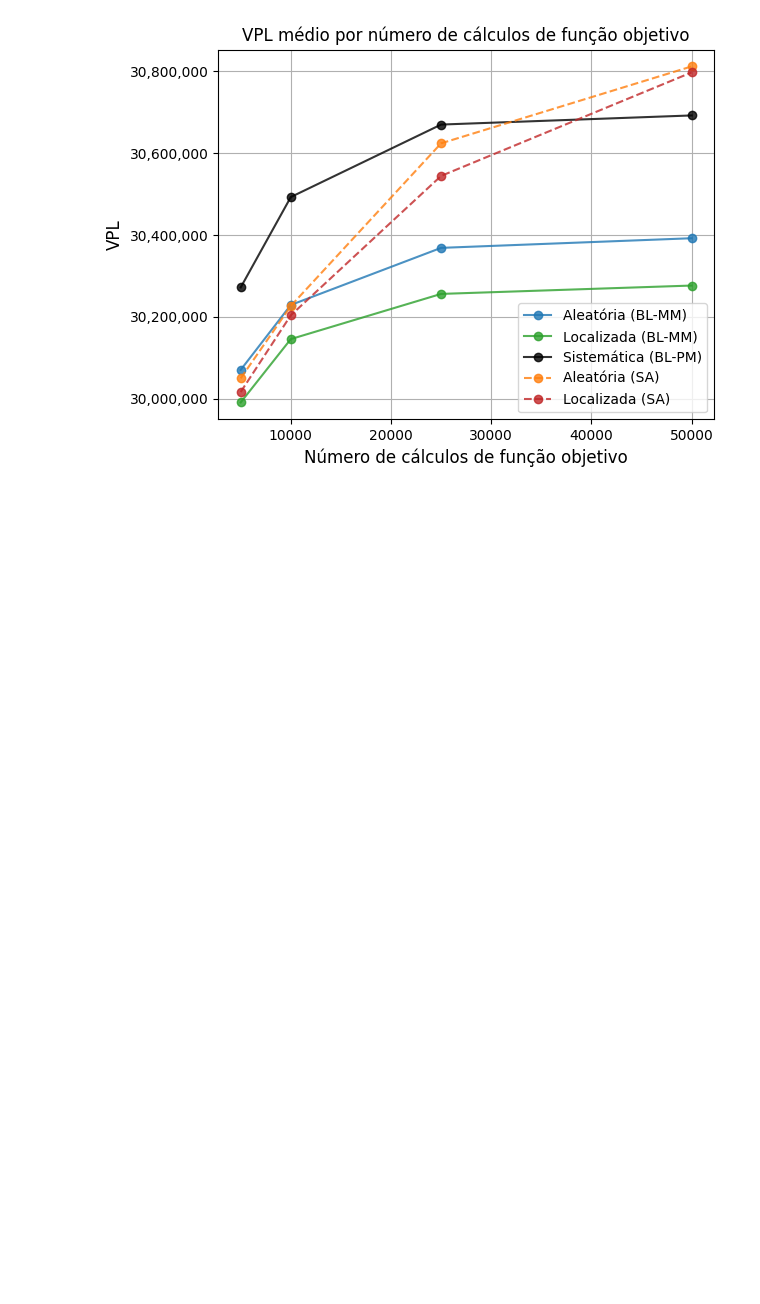
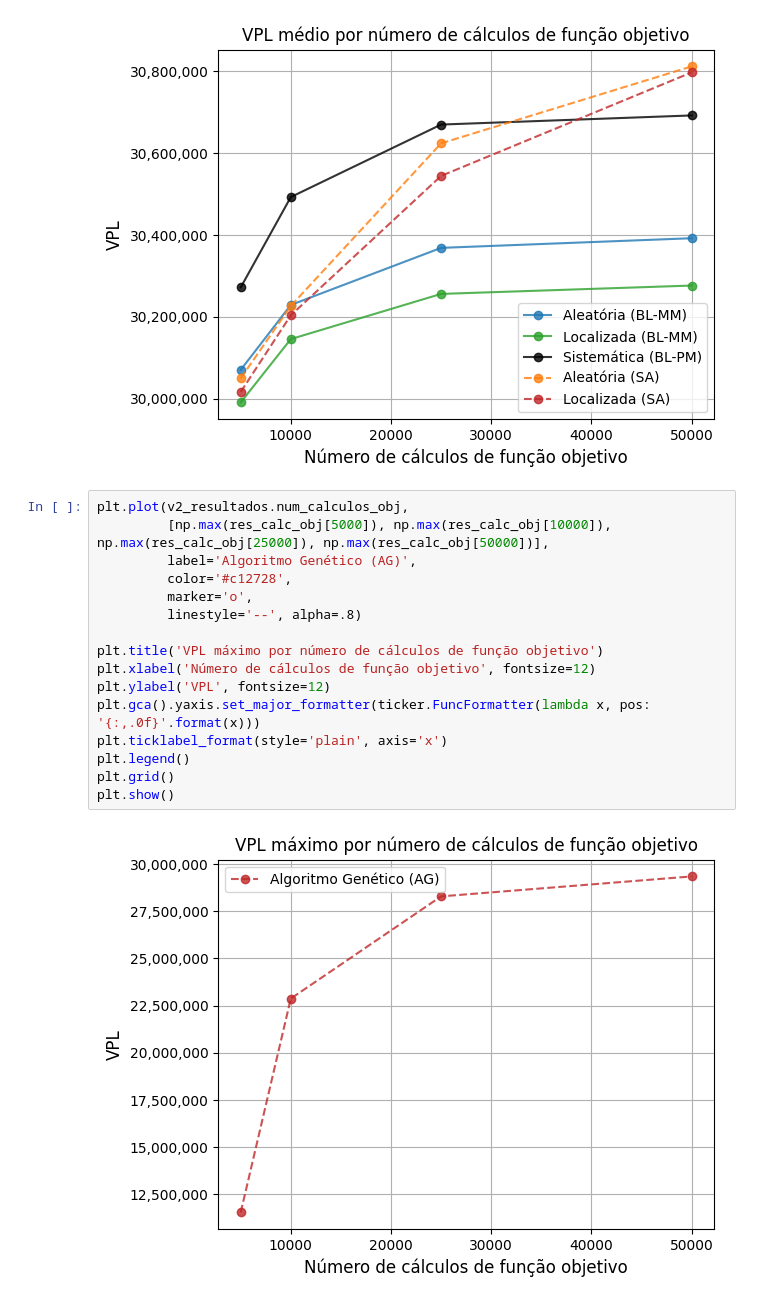
Before and after one commit to gabrielramos731/planejamento-florestal, a Jupyter notebook: T2-BH/T2/Simulated_annealing/resultados_sa.ipynb, the cells around one changed output. Saved outputs shown, nothing was run; the diff lists cells and outputs as text; blank space fills up the shorter version.

```diff
--- a/T2-BH/T2/Simulated_annealing/resultados_sa.ipynb
+++ b/T2-BH/T2/Simulated_annealing/resultados_sa.ipynb
@@ -219,3 +313,21 @@ plt.grid()
 plt.show()
 # %% [output]
 [figure]
+# %%
+plt.plot(v2_resultados.num_calculos_obj,
+         [np.max(res_calc_obj[5000]), np.max(res_calc_obj[10000]), np.max(res_calc_obj[25000]), np.max(res_calc_obj[50000])],
+         label='Algoritmo Genético (AG)',
+         color='#c12728',
+         marker='o',
+         linestyle='--', alpha=.8)
+
+plt.title('VPL máximo por número de cálculos de função objetivo')
+plt.xlabel('Número de cálculos de função objetivo', fontsize=12)
+plt.ylabel('VPL', fontsize=12)
+plt.gca().yaxis.set_major_formatter(ticker.FuncFormatter(lambda x, pos: '{:,.0f}'.format(x)))
+plt.ticklabel_format(style='plain', axis='x')
+plt.legend()
+plt.grid()
+plt.show()
+# %% [output]
+[figure, added]
```
Also changed, not shown: parts of 4 cells of this notebook, 28 other files.
